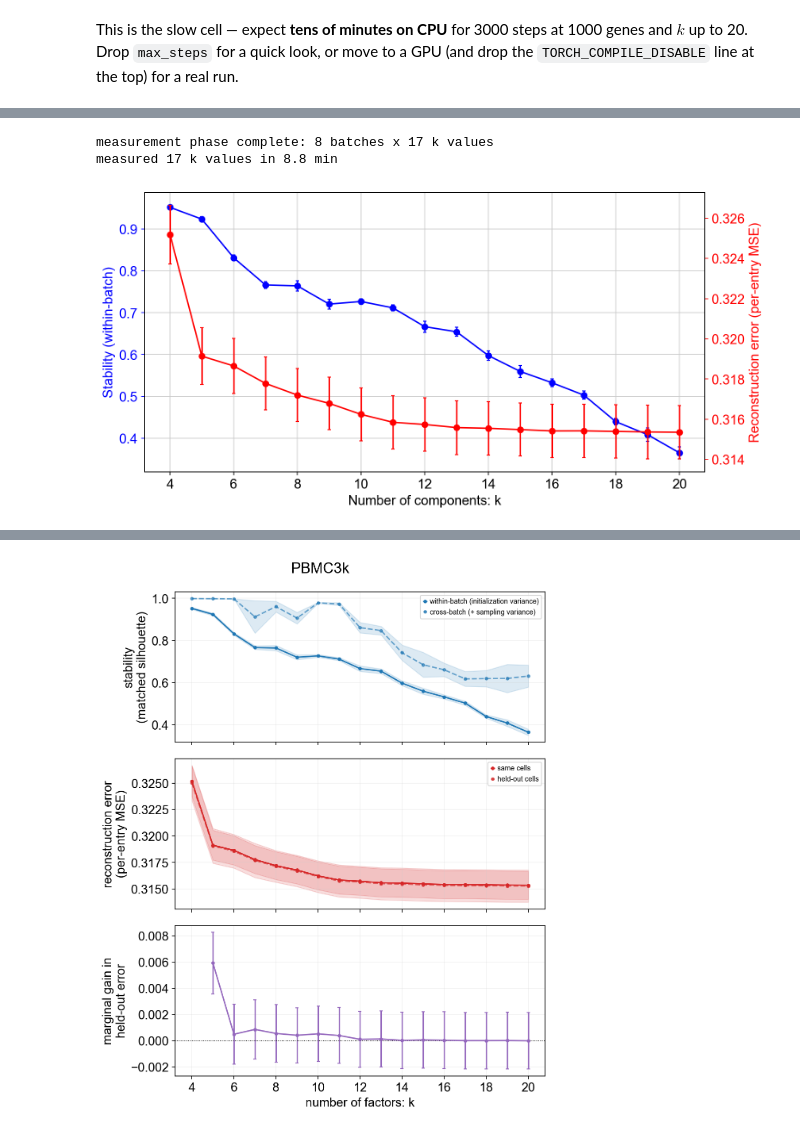
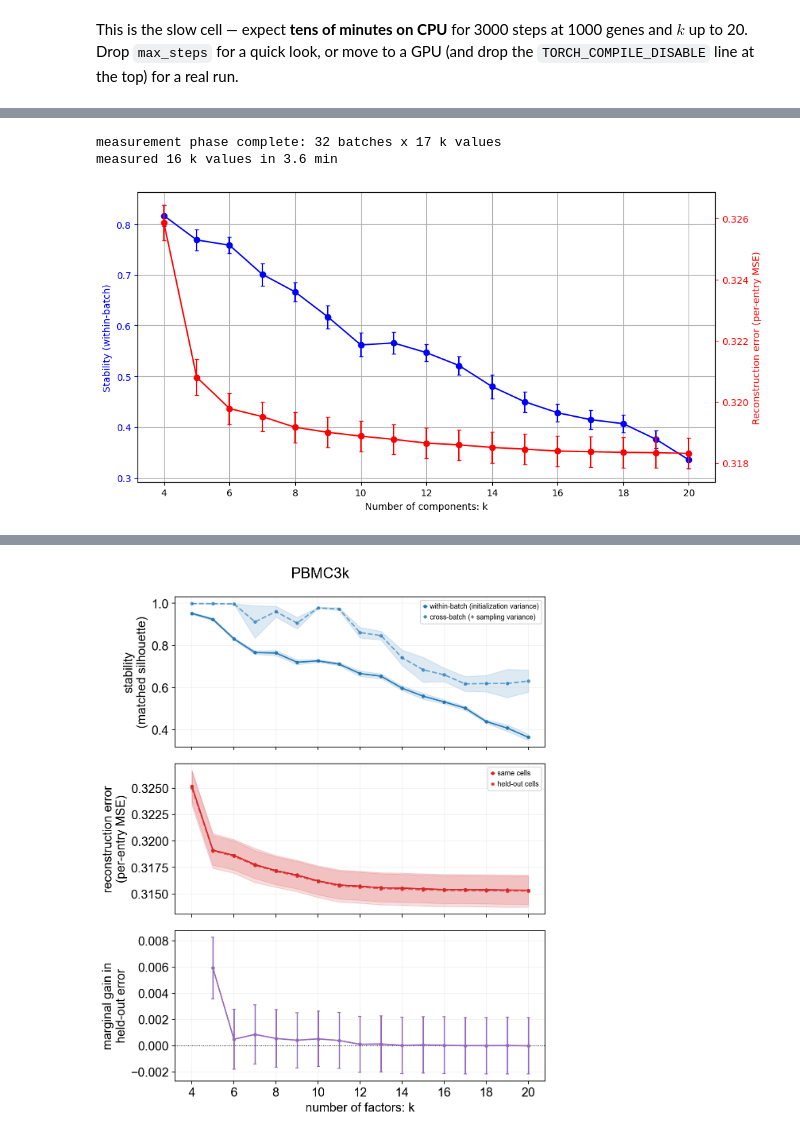
Before and after one commit to cellarium-ai/cellarium-ml, a Jupyter notebook: notebooks/cnmf_transformer_demo.ipynb, the cells around one changed output, grey strips where cells are left out. Drawn from its saved outputs; the diff is of its cells as text; code cells hidden in the pictures.

```diff
--- a/notebooks/cnmf_transformer_demo.ipynb
+++ b/notebooks/cnmf_transformer_demo.ipynb
@@ -777,6 +783,9 @@ dataloader applies them:
 `DistributedAnnDataCollection`.
 # %%
 K_VALUES_PBMC = list(range(4, 21))
+
+# an experiment to see if we can generalize to untrained k (11 was best in a full run)
+K_VALUES_PBMC.remove(11)
 
 # pbmc_adata.X = pbmc_adata.layers['raw'].copy()
 
@@ -801,10 +810,10 @@ pbmc_model = CNMFTransformer(
     n_self_attention_heads=8,
     n_replicates=64,
     fista_iterations_train=100,
-    curriculum_warmup_steps=500,
+    curriculum_warmup_steps=300,
     # stability_burn_in_steps=1000,
-    drift_settle_steps=1500,
-    drift_tol=1e-6,
+    drift_settle_steps=300,
+    drift_tol=7e-5,
     outlier_gamma=0.0,
     drift_eval_n_cells=512,
     drift_check_every_n_steps=50,
@@ -1006,20 +1014,21 @@ SUCCESS: FISTA is actively correcting the student.
 # %%
 pbmc_datamodule.setup(stage="predict")
 
 start = time.time()
 pbmc_curves = run_measurement_phase(
     pbmc_model,
-    dataloader=measurement_batches(pbmc_datamodule, n_batches=8),
+    k_values=list(range(4, 21)),  # putting the held-out 11 back in
+    dataloader=measurement_batches(pbmc_datamodule, n_batches=32),
     transforms=all_transforms(pbmc_module),  # cpu_transforms are back in the module after fit
-    n_replicates=64,
-    density_threshold=0.5,
+    n_replicates=4,
+    density_threshold=0.25,
     local_neighborhood_size=0.30,
-    n_batches=8,
+    n_batches=32,
 )
 print(f"measured {len(K_VALUES_PBMC)} k values in {(time.time() - start) / 60:.1f} min")
 
-plot_k_selection(pbmc_model)  # the built-in one-liner
+plot_k_selection(pbmc_model, k_values=list(range(4, 21)))  # the built-in one-liner
 # %% [output]
-measurement phase complete: 8 batches x 17 k values
-measured 17 k values in 8.8 min
+measurement phase complete: 32 batches x 17 k values
+measured 16 k values in 3.6 min
-[figure, old version]
+[figure, new version]
```
Also changed, not shown: parts of 26 cells of this notebook.
